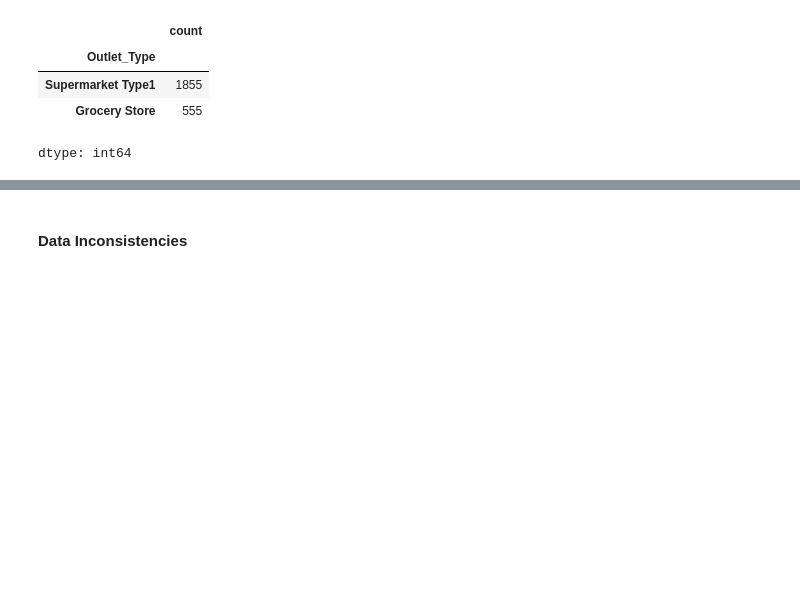
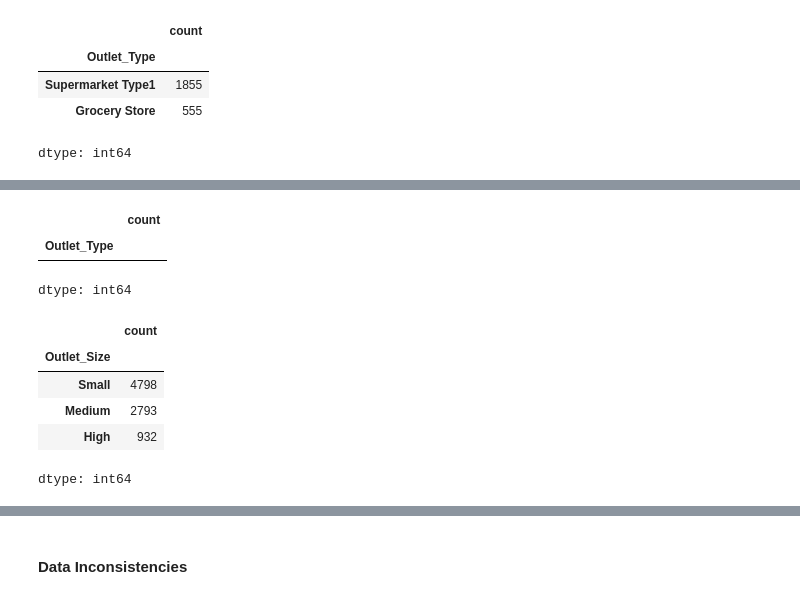
Before and after one commit to ThomasLane1820/Prediction-of-Product-Sales, a Jupyter notebook: Prediction_of_Product_Sales.ipynb, the cells around one changed output, grey strips where cells are left out. Drawn from its saved outputs; the diff is of its cells as text; code cells hidden in the pictures; blank space fills up the shorter version.

```diff
--- a/Prediction_of_Product_Sales.ipynb
+++ b/Prediction_of_Product_Sales.ipynb
@@ -186,0 +183,17 @@ dtype: int64
+# %%
+# Filling the missing "Outlet_Size" values with their appropriate values
+df.loc[df["Outlet_Location_Type"] == "Tier 2", "Outlet_Size"] = "Small"
+df[df["Outlet_Size"].isna()]["Outlet_Type"].value_counts()
+# %% [output]
+|  | count |
+| Outlet_Type |  |
+dtype: int64
+# %%
+df["Outlet_Size"].value_counts()
+# %% [output]
+|  | count |
+| Outlet_Size |  |
+| Small | 4798 |
+| Medium | 2793 |
+| High | 932 |
+dtype: int64
```
Also changed, not shown: parts of 107 cells of this notebook.
